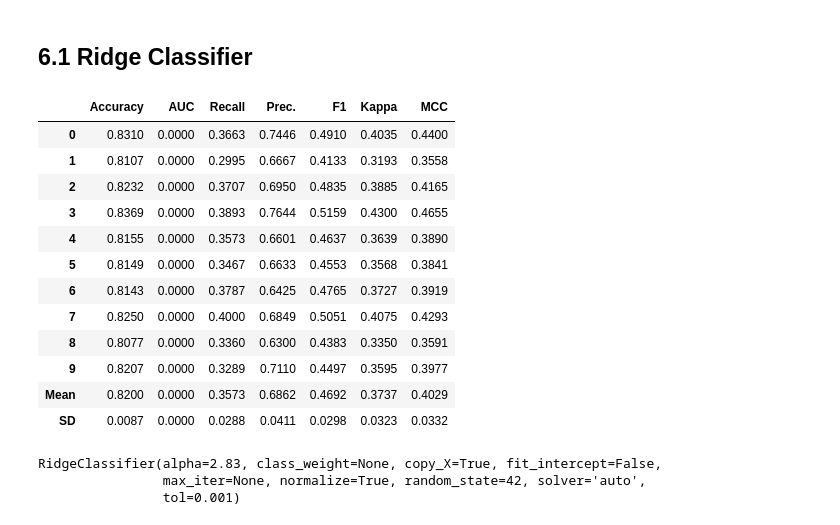
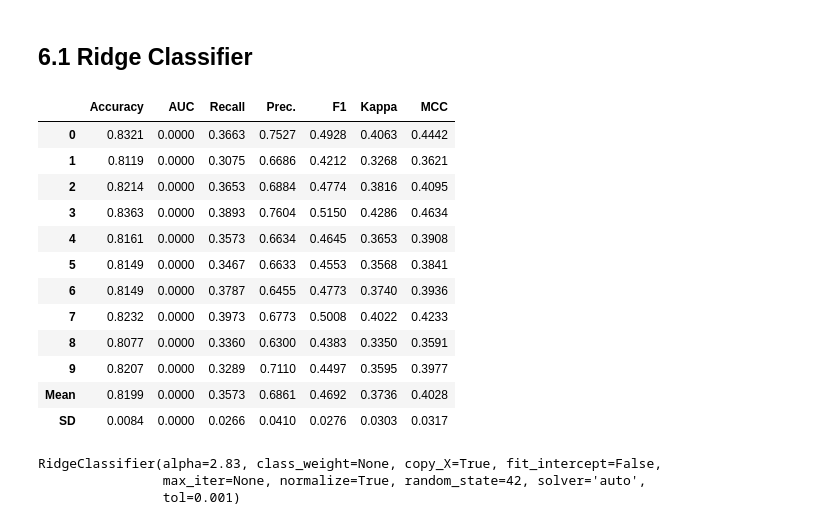
Before and after one commit to MaksonViini/Teste, a Jupyter notebook: Machine Learning Models/pycaret_classification.ipynb, the cells around one changed output. Cells and saved outputs as stored; diff of their text form; code cells hidden in the pictures.

```diff
--- a/Machine Learning Models/pycaret_classification.ipynb
+++ b/Machine Learning Models/pycaret_classification.ipynb
@@ -275,21 +274,23 @@ RandomForestClassifier(bootstrap=True, ccp_alpha=0.0, class_weight=None,
 # %% [markdown]
 ## 6.1 Ridge Classifier
 # %%
-tuned_ridge = tune_model(ridge)
+tuned_ridge = tune_model(ridge, search_library="tune-sklearn",
+    search_algorithm="bayesian",
+    n_iter=20)
 # %% [output]
 |  | Accuracy | AUC | Recall | Prec. | F1 | Kappa | MCC |
-| 0 | 0.8310 | 0.0000 | 0.3663 | 0.7446 | 0.4910 | 0.4035 | 0.4400 |
-| 1 | 0.8107 | 0.0000 | 0.2995 | 0.6667 | 0.4133 | 0.3193 | 0.3558 |
-| 2 | 0.8232 | 0.0000 | 0.3707 | 0.6950 | 0.4835 | 0.3885 | 0.4165 |
-| 3 | 0.8369 | 0.0000 | 0.3893 | 0.7644 | 0.5159 | 0.4300 | 0.4655 |
-| 4 | 0.8155 | 0.0000 | 0.3573 | 0.6601 | 0.4637 | 0.3639 | 0.3890 |
+| 0 | 0.8321 | 0.0000 | 0.3663 | 0.7527 | 0.4928 | 0.4063 | 0.4442 |
+| 1 | 0.8119 | 0.0000 | 0.3075 | 0.6686 | 0.4212 | 0.3268 | 0.3621 |
+| 2 | 0.8214 | 0.0000 | 0.3653 | 0.6884 | 0.4774 | 0.3816 | 0.4095 |
+| 3 | 0.8363 | 0.0000 | 0.3893 | 0.7604 | 0.5150 | 0.4286 | 0.4634 |
+| 4 | 0.8161 | 0.0000 | 0.3573 | 0.6634 | 0.4645 | 0.3653 | 0.3908 |
 | 5 | 0.8149 | 0.0000 | 0.3467 | 0.6633 | 0.4553 | 0.3568 | 0.3841 |
-| 6 | 0.8143 | 0.0000 | 0.3787 | 0.6425 | 0.4765 | 0.3727 | 0.3919 |
-| 7 | 0.8250 | 0.0000 | 0.4000 | 0.6849 | 0.5051 | 0.4075 | 0.4293 |
+| 6 | 0.8149 | 0.0000 | 0.3787 | 0.6455 | 0.4773 | 0.3740 | 0.3936 |
+| 7 | 0.8232 | 0.0000 | 0.3973 | 0.6773 | 0.5008 | 0.4022 | 0.4233 |
 | 8 | 0.8077 | 0.0000 | 0.3360 | 0.6300 | 0.4383 | 0.3350 | 0.3591 |
 | 9 | 0.8207 | 0.0000 | 0.3289 | 0.7110 | 0.4497 | 0.3595 | 0.3977 |
-| Mean | 0.8200 | 0.0000 | 0.3573 | 0.6862 | 0.4692 | 0.3737 | 0.4029 |
-| SD | 0.0087 | 0.0000 | 0.0288 | 0.0411 | 0.0298 | 0.0323 | 0.0332 |
+| Mean | 0.8199 | 0.0000 | 0.3573 | 0.6861 | 0.4692 | 0.3736 | 0.4028 |
+| SD | 0.0084 | 0.0000 | 0.0266 | 0.0410 | 0.0276 | 0.0303 | 0.0317 |
 # %%
 print(tuned_ridge)
 # %% [output]
```
Also changed, not shown: parts of 9 cells of this notebook, 2 other files.
